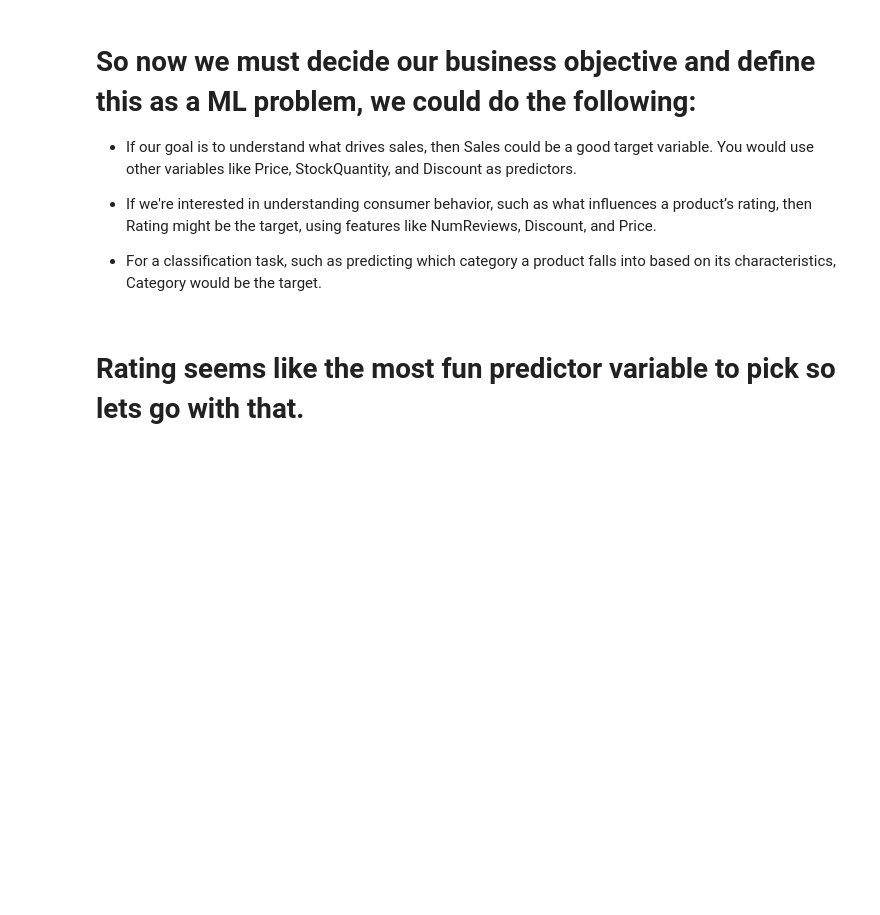
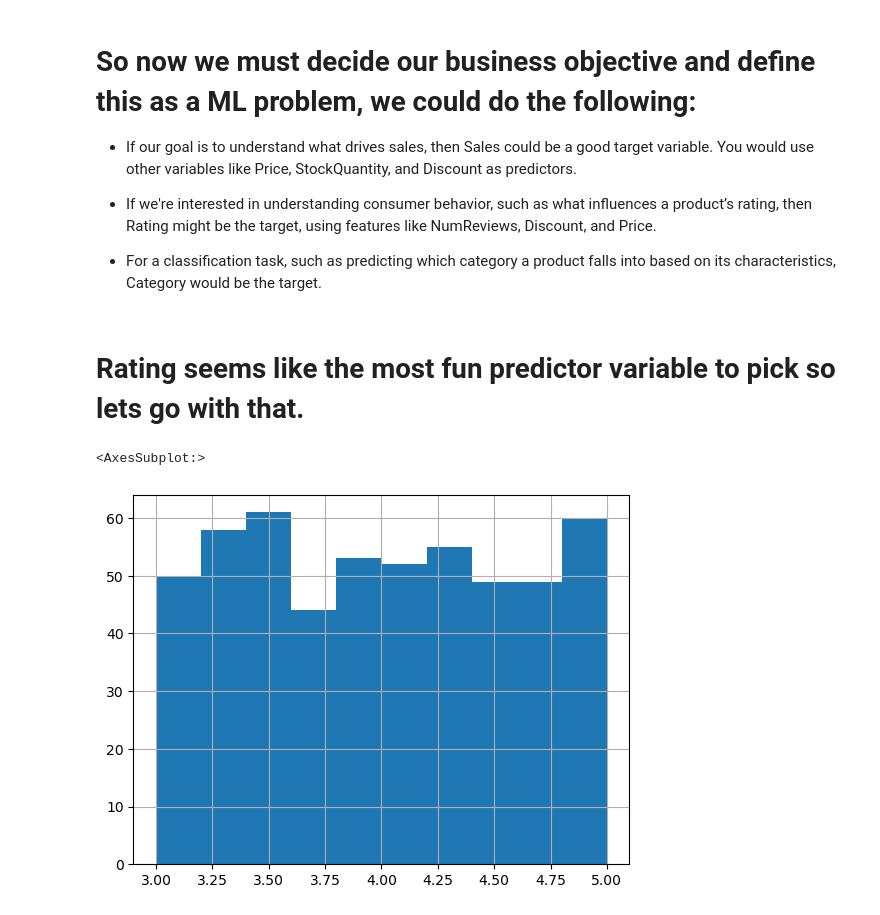
Before and after one commit to MaukanMir/E-Commerce-Analysis, a Jupyter notebook: training.ipynb, the cells around one changed output. Cells and saved outputs as stored; diff of their text form; code cells hidden in the pictures; blank space fills up the shorter version.

```diff
--- a/training.ipynb
+++ b/training.ipynb
@@ -378,3 +378,8 @@ plt.xticks(rotation=45)
 - For a classification task, such as predicting which category a product falls into based on its characteristics, Category would be the target.
 # %% [markdown]
 # Rating seems like the most fun predictor variable to pick so lets go with that.
+# %%
+df[df["Rating"] >= 3.0]["Rating"].hist()
+# %% [output]
+<AxesSubplot:>
+[figure, added]
```
